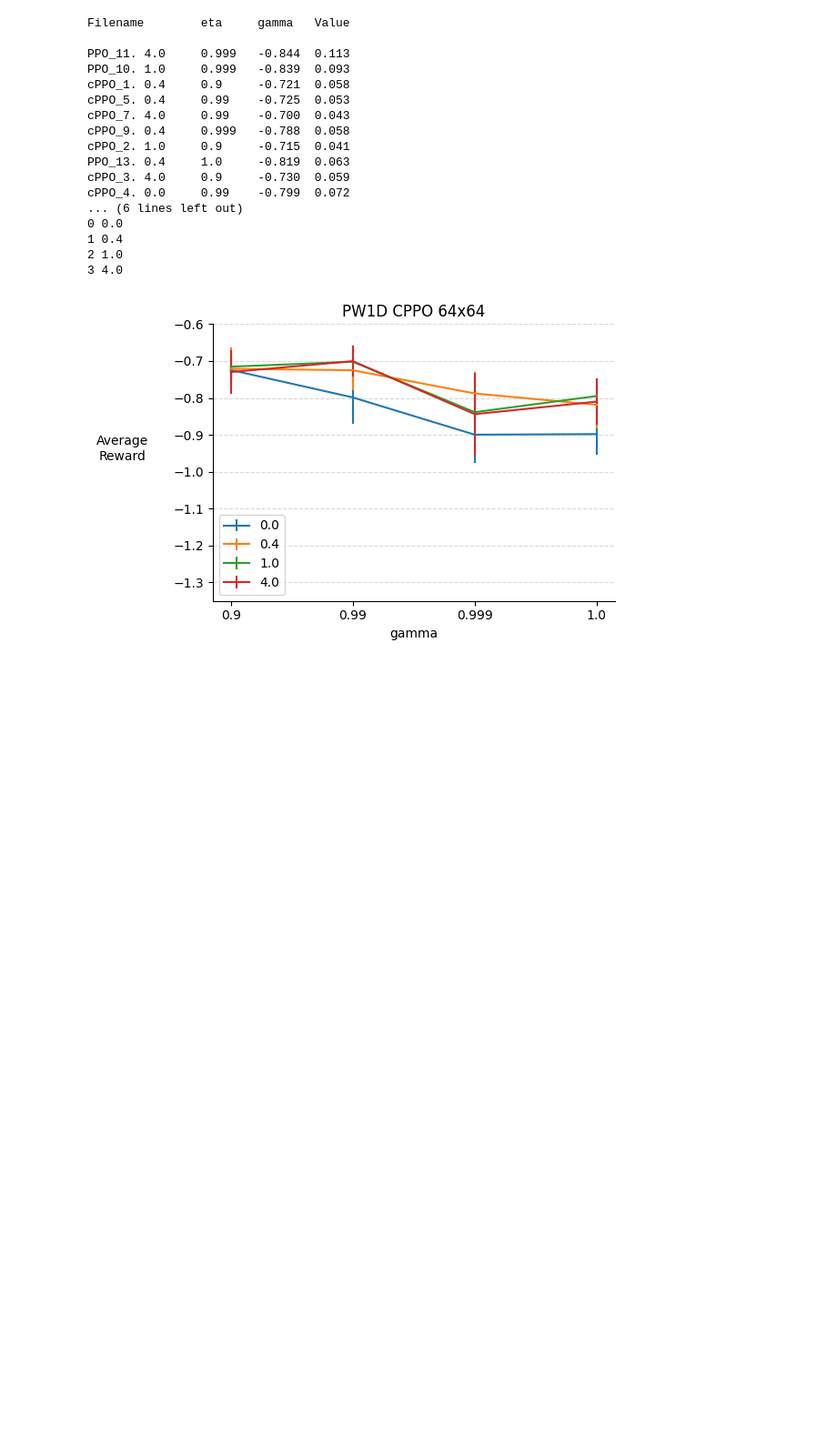
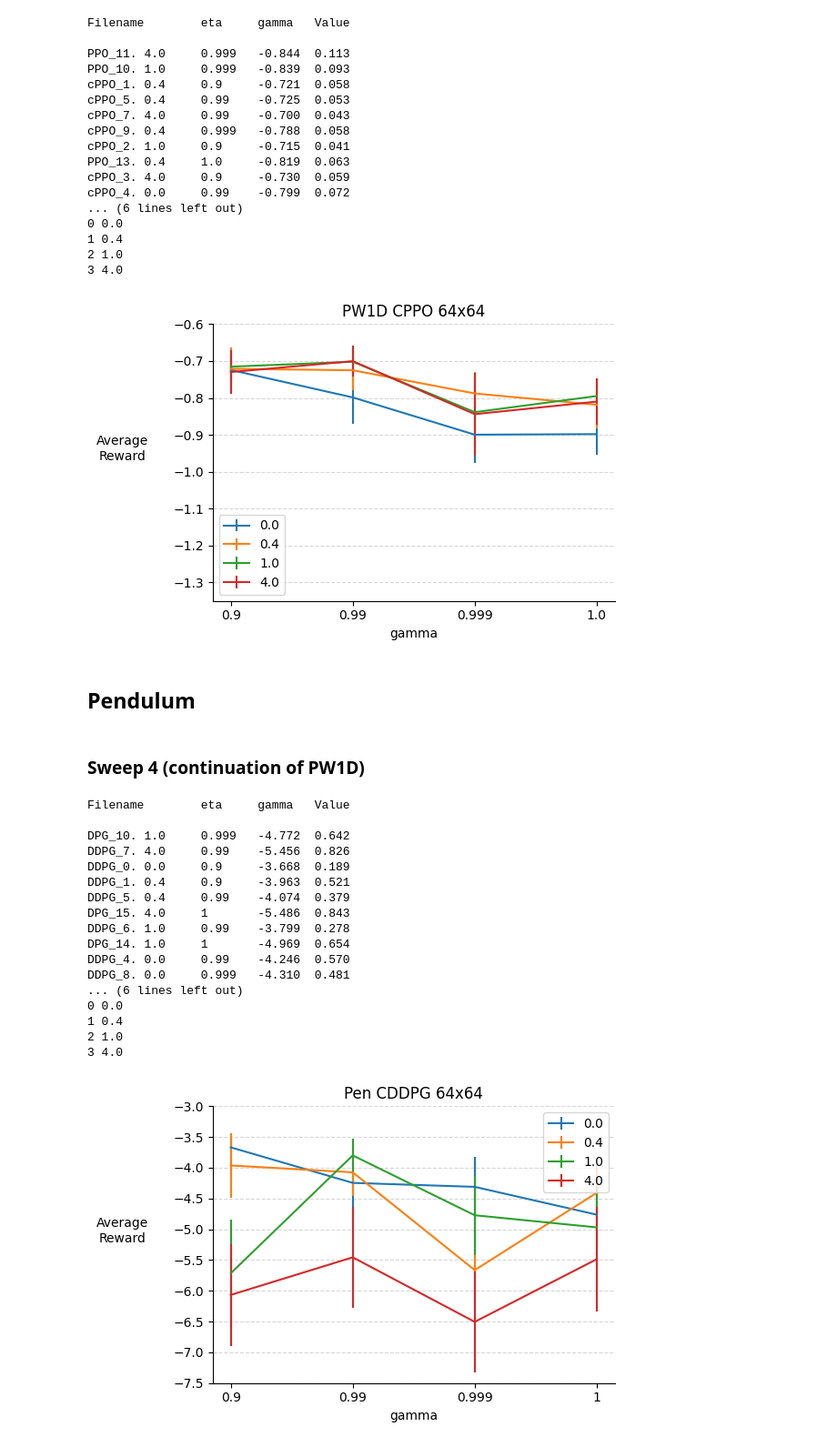
Before and after one commit to abhisheknaik96/continuing-rl-exps, a Jupyter notebook: notebooks/sweep.ipynb, the cells around one changed output. Shown at 91% size. Saved outputs shown, nothing was run; the diff lists cells and outputs as text; code cells hidden in the pictures; blank space fills up the shorter version.

Commit message:
added some params for Pendulum (only PPO params seem decent)

```diff
--- a/notebooks/sweep.ipynb
+++ b/notebooks/sweep.ipynb
@@ -776,3 +776,32 @@ cPPO_4. 0.0     0.99    -0.799  0.072
 2 1.0
 3 4.0
 [figure]
+# %% [markdown]
+## Pendulum
+# %% [markdown]
+### Sweep 4 (continuation of PW1D)
+# %%
+param_list = [('../results/centering_sweep_4/pendulum/', 'pendulum_cont_CDiscDDPG', 'eta'),]
+
+plot_sensitivity(param_list, 'reward', param2='gamma', ylabel='Average\nReward', param_choose_only=("critic_step_size", 0.001),
+                 y_lims=(-7.5, -3), #firstn=400, #logbase=10,
+                 title=r'Pen CDDPG 64x64', final=False)
+# %% [output]
+Filename        eta     gamma   Value
+
+DPG_10. 1.0     0.999   -4.772  0.642
+DDPG_7. 4.0     0.99    -5.456  0.826
+DDPG_0. 0.0     0.9     -3.668  0.189
+DDPG_1. 0.4     0.9     -3.963  0.521
+DDPG_5. 0.4     0.99    -4.074  0.379
+DPG_15. 4.0     1       -5.486  0.843
+DDPG_6. 1.0     0.99    -3.799  0.278
+DPG_14. 1.0     1       -4.969  0.654
+DDPG_4. 0.0     0.99    -4.246  0.570
+DDPG_8. 0.0     0.999   -4.310  0.481
+... (6 lines left out)
+0 0.0
+1 0.4
+2 1.0
+3 4.0
+[figure, added]
```
Also changed, not shown: parts of 13 cells of this notebook, 4 other files.
